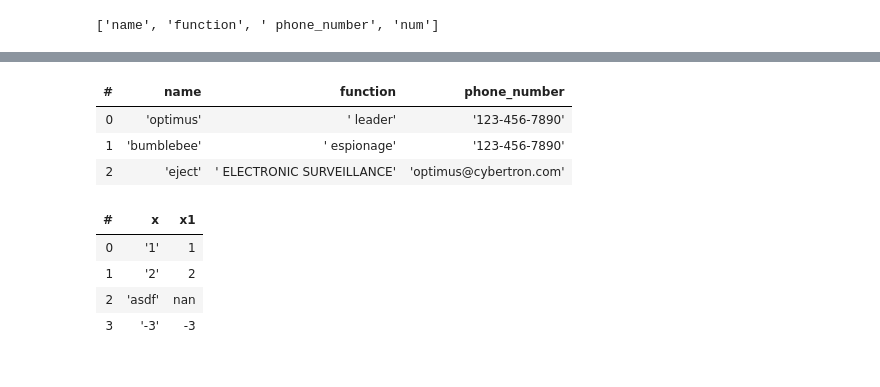
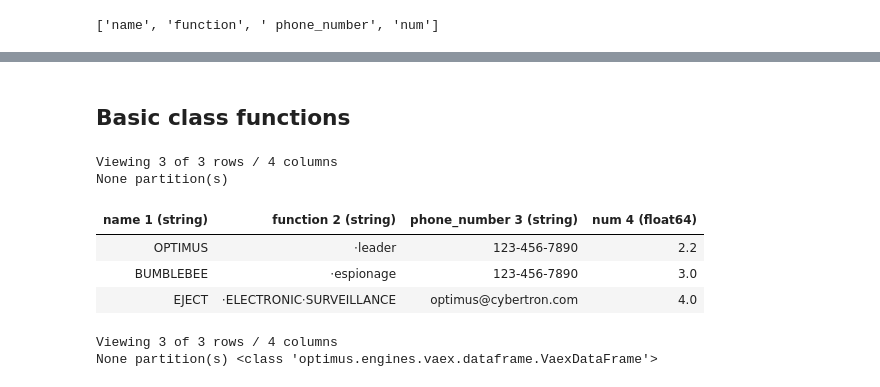
Before and after one commit to PacktPublishing/Data-Processing-with-Optimus, a Jupyter notebook: Chapter10/Chapter Ten - Data Processing with Optimus.ipynb, the cells around one changed output, grey strips where cells are left out. Cells and saved outputs as stored; diff of their text form; code cells hidden in the pictures.

```diff
--- a/Chapter10/Chapter Ten - Data Processing with Optimus.ipynb
+++ b/Chapter10/Chapter Ten - Data Processing with Optimus.ipynb
@@ -80,3 +25,0 @@ df.cols.capitalize("function", output_cols="a")
-# %%
-# df.cols.slice("name",0,1, step = 1, output_cols="a")
-df = df.cols.slice("name",start=1, stop=3)
@@ -195,5 +25,0 @@ str
-# %%
-import vaex
-df = vaex.read_csv("foo.csv")
-# %%
-df["name"] = df["name"].str.lower()
@@ -204,32 +26,13 @@ df1["name"] = df1["name"].str.upper()
-# %%
-df
-# %% [output]
-| # | name | function | phone_number |
-| 0 | 'optimus' | ' leader' | '123-456-7890' |
-| 1 | 'bumblebee' | ' espionage' | '123-456-7890' |
-| 2 | 'eject' | ' ELECTRONIC SURVEILLANCE' | 'optimus@cybertron.com' |
-# %%
-import vaex
-import numpy as np
-import fastnumbers
-
-# create a wrapper function
-def func(x):
-    return fastnumbers.fast_float(x, default=np.nan)
-
-def on_fail(x):
-    return np.nan
-
-x = ['1', '2', 'asdf', '-3']
-df = vaex.from_arrays(x=x)
-
-
-df['x1'] = df["x"].apply(func)
-# %%
-df
-# %% [output]
-| # | x | x1 |
-| 0 | '1' | 1 |
-| 1 | '2' | 2 |
-| 2 | 'asdf' | nan |
-| 3 | '-3' | -3 |
+# %% [markdown]
+## Basic class functions
+# %%
+df.cols.upper("name") # <-- already implemented on Optimus core, compatible with Vaex
+# %% [output]
+Viewing 3 of 3 rows / 4 columns
+None partition(s)
+| name 1 (string) | function 2 (string) | phone_number 3 (string) | num 4 (float64) |
+| OPTIMUS | ⋅leader | 123-456-7890 | 2.2 |
+| BUMBLEBEE | ⋅espionage | 123-456-7890 | 3.0 |
+| EJECT | ⋅ELECTRONIC⋅SURVEILLANCE | optimus@cybertron.com | 4.0 |
+Viewing 3 of 3 rows / 4 columns
+None partition(s) <class 'optimus.engines.vaex.dataframe.VaexDataFrame'>
```
Also changed, not shown: parts of 49 cells of this notebook.
